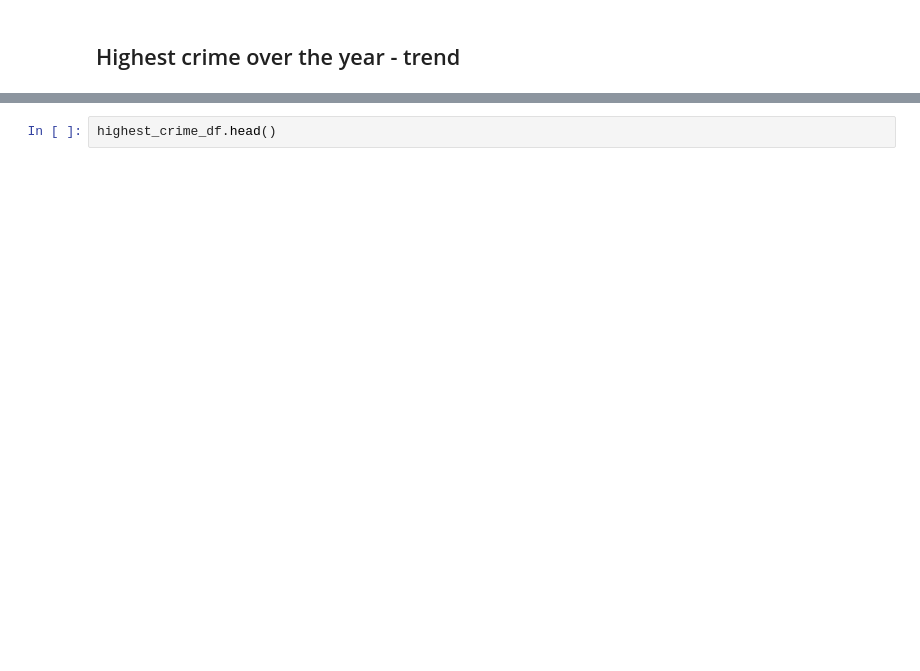
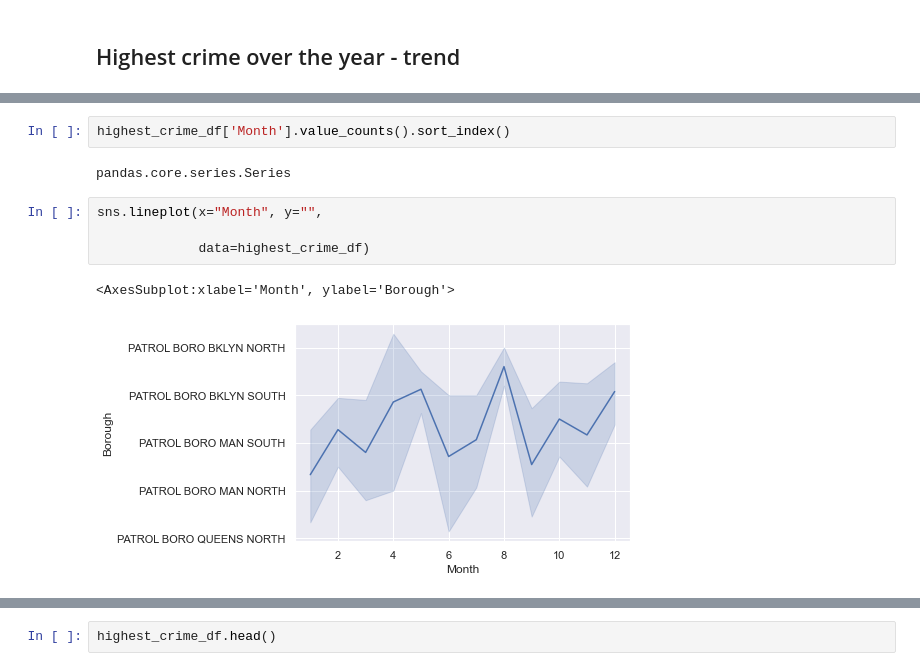
Before and after one commit to codeMonkeyHopeful/nypd-crime-tracker, a Jupyter notebook: main.ipynb, the cells around one changed output, grey strips where cells are left out. Saved outputs shown, nothing was run; the diff lists cells and outputs as text; blank space fills up the shorter version.

```diff
--- a/main.ipynb
+++ b/main.ipynb
@@ -101,5 +105,16 @@ Religion/Religious Practice
 | 81 | 1 | 01/21/2020 | PATROL BORO BKLYN SOUTH | KINGS | MISDEMEANOR | ANTI-JEWISH | Religion/Religious Practice | 01/21/2020 |
 | 83 | 2 | 02/08/2020 | PATROL BORO BKLYN SOUTH | KINGS | FELONY | ANTI-JEWISH | Religion/Religious Practice | 02/11/2020 |
 | 84 | 2 | 02/28/2020 | PATROL BORO BKLYN NORTH | KINGS | MISDEMEANOR | ANTI-JEWISH | Religion/Religious Practice | 02/28/2020 |
+# %%
+highest_crime_df['Month'].value_counts().sort_index()
+# %% [output]
+pandas.core.series.Series
+# %%
+sns.lineplot(x="Month", y="",
+
+             data=highest_crime_df)
+# %% [output]
+<AxesSubplot:xlabel='Month', ylabel='Borough'>
+[figure, added]
 # %%
 #Now Plot it out ... East side walk it out, west side walk it out...UNK say Plot it out!!!
```
Also changed, not shown: parts of 18 cells of this notebook, 1 other file.
